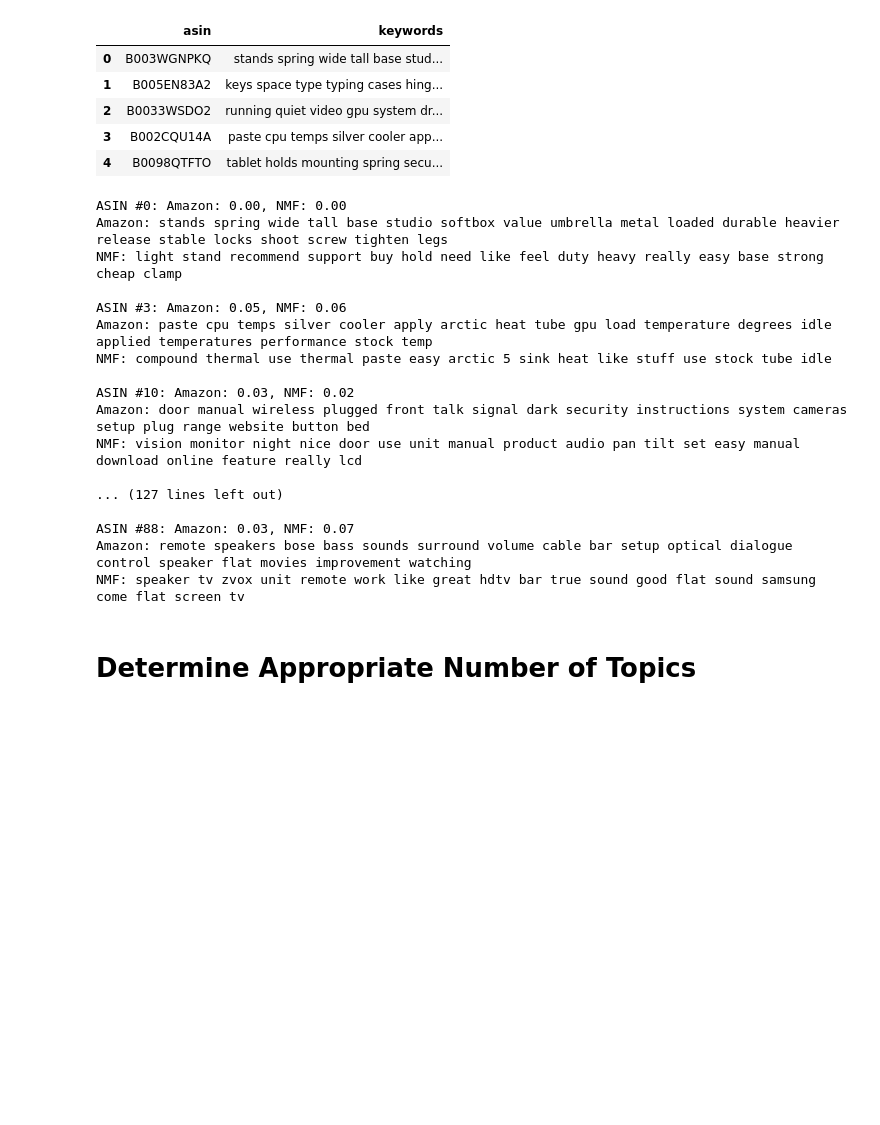
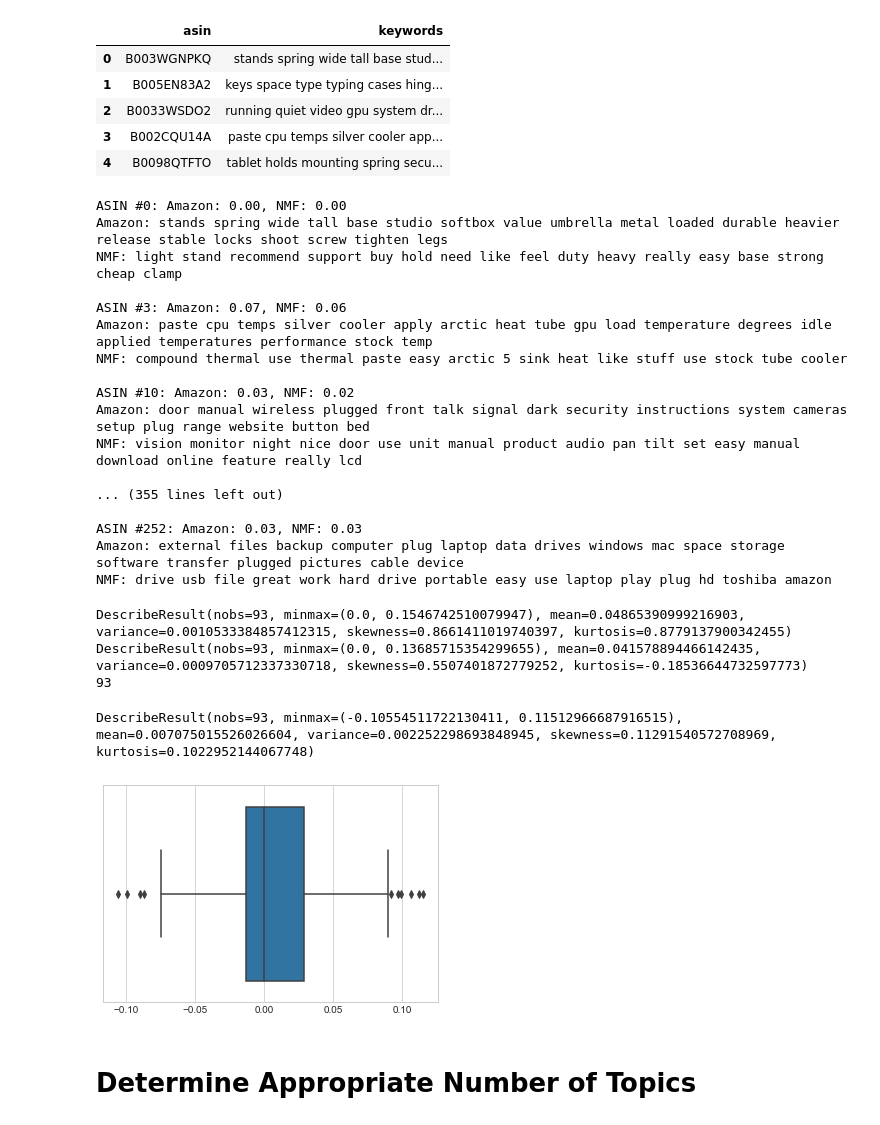
Before and after one commit to divya-chou/gefilter-fish, a Jupyter notebook: gefilter-fish-nmf.ipynb, the cells around one changed output. Saved outputs shown, nothing was run; the diff lists cells and outputs as text; code cells hidden in the pictures; blank space fills up the shorter version.

```diff
--- a/gefilter-fish-nmf.ipynb
+++ b/gefilter-fish-nmf.ipynb
@@ -355,14 +406,17 @@ def redundancy(string):
     return 1 - entropy/max_entropy(len(string_list))
 # %%
 def lemmatize(string):
+    from nltk.stem import PorterStemmer
+    stemmer = PorterStemmer()
     tokens = parser(string)
     lemmas = []
     for token in tokens:
-        lemmas.append(token.lemma_.lower().strip())
+        lemmas.append(stemmer.stem(token.lemma_.lower().strip()))
 
     return ' '.join(lemma for lemma in lemmas)
 
 string = 'install mounting inch mounted screws stud installation installed instructions mounts move hardware holes bolts bedroom plate samsung'
 lemmas = lemmatize(string)
+print(lemmas)
 print(redundancy(lemmas))
 # %% [output]
@@ -426,7 +485,8 @@ def retrieve_concise_topics(vectorizer, clf, n_top_words):
 # loop over asin in db and check redundancy
 keywords_dict = list(keyword_df.T.to_dict().values())
 amazon_red, nmf_red, count = [], [], 0
-for i_asin, keyword in enumerate(keywords_dict[:100]):
+amazon_key, nmf_key = [], []
+for i_asin, keyword in enumerate(keywords_dict):
 
     # grab reviews for current product
     sql_query = """
@@ -448,6 +508,8 @@ for i_asin, keyword in enumerate(keywords_dict[:100]):
         # measure redundancy for Amazon's keywords and my topics
         amazon_red.append(redundancy(lemmatize(keyword['keywords'])))
         nmf_red.append(redundancy(topic_string))
+        amazon_key.append(keyword['keywords'])
+        nmf_key.append(topic_string)
         print("ASIN #%d: Amazon: %4.2f, NMF: %4.2f" % ( i_asin,
                                                         redundancy(lemmatize(keyword['keywords'])),
                                                         redundancy(topic_string) ) )
@@ -460,19 +522,35 @@ ASIN #0: Amazon: 0.00, NMF: 0.00
 Amazon: stands spring wide tall base studio softbox value umbrella metal loaded durable heavier release stable locks shoot screw tighten legs
 NMF: light stand recommend support buy hold need like feel duty heavy really easy base strong cheap clamp
 
-ASIN #3: Amazon: 0.05, NMF: 0.06
+ASIN #3: Amazon: 0.07, NMF: 0.06
 Amazon: paste cpu temps silver cooler apply arctic heat tube gpu load temperature degrees idle applied temperatures performance stock temp
-NMF: compound thermal use thermal paste easy arctic 5 sink heat like stuff use stock tube idle
+NMF: compound thermal use thermal paste easy arctic 5 sink heat like stuff use stock tube cooler
 
 ASIN #10: Amazon: 0.03, NMF: 0.02
 Amazon: door manual wireless plugged front talk signal dark security instructions system cameras setup plug range website button bed
 NMF: vision monitor night nice door use unit manual product audio pan tilt set easy manual download online feature really lcd
 
-... (127 lines left out)
+... (355 lines left out)
 
-ASIN #88: Amazon: 0.03, NMF: 0.07
-Amazon: remote speakers bose bass sounds surround volume cable bar setup optical dialogue control speaker flat movies improvement watching
-NMF: speaker tv zvox unit remote work like great hdtv bar true sound good flat sound samsung come flat screen tv
+ASIN #252: Amazon: 0.03, NMF: 0.03
+Amazon: external files backup computer plug laptop data drives windows mac space storage software transfer plugged pictures cable device
+NMF: drive usb file great work hard drive portable easy use laptop play plug hd toshiba amazon
+# %%
+print(stats.describe(amazon_red))
+print(stats.describe(nmf_red))
+print(len(nmf_red))
+# %% [output]
+DescribeResult(nobs=93, minmax=(0.0, 0.1546742510079947), mean=0.04865390999216903, variance=0.0010533384857412315, skewness=0.8661411019740397, kurtosis=0.8779137900342455)
+DescribeResult(nobs=93, minmax=(0.0, 0.13685715354299655), mean=0.041578894466142435, variance=0.0009705712337330718, skewness=0.5507401872779252, kurtosis=-0.18536644732597773)
+93
+# %%
+sns.set_style("whitegrid")
+diff = [a-n for a,n in zip(amazon_red,nmf_red)]
+ax = sns.boxplot(x=diff)
+stats.describe(diff)
+# %% [output]
+DescribeResult(nobs=93, minmax=(-0.10554511722130411, 0.11512966687916515), mean=0.007075015526026604, variance=0.002252298693848945, skewness=0.11291540572708969, kurtosis=0.1022952144067748)
+[figure, added]
 # %% [markdown]
 # Determine Appropriate Number of Topics
 # %%
```
Also changed, not shown: parts of 23 cells of this notebook, 10 other files.
